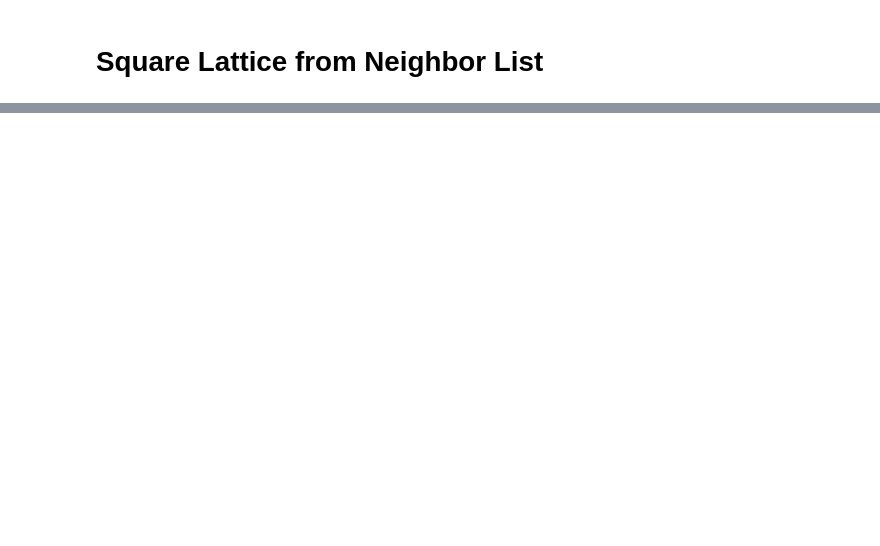
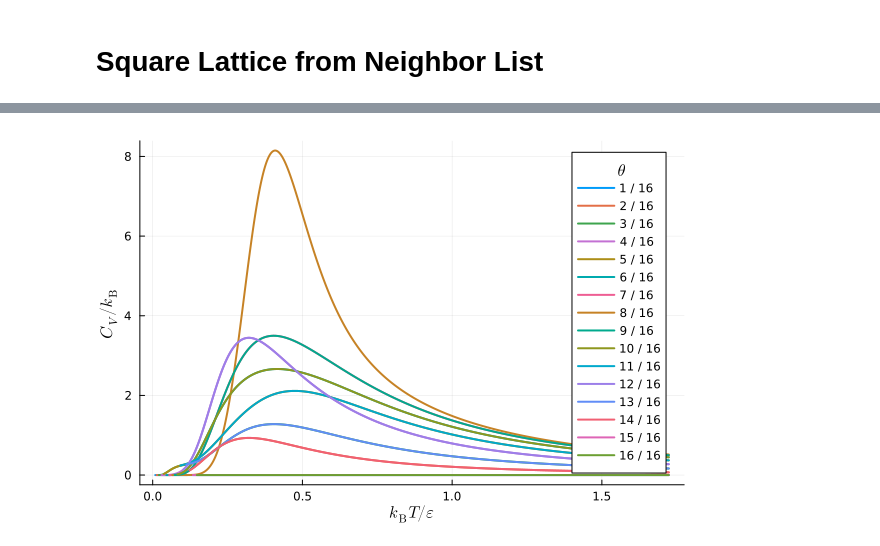
Before and after one commit to wexlergroup/FreeBird.jl, a Jupyter notebook: scripts/square-lattice-neighbor-list.ipynb, the cells around one changed output, grey strips where cells are left out. Drawn from its saved outputs; the diff is of its cells as text; code cells hidden in the pictures; blank space fills up the shorter version.

Commit message:
Refactored the square lattice and square lattice with neighbors examples to compare their outputs. Found an issue in the former (see Issue #43) but the latter looks correct and is more general.

```diff
--- a/scripts/square-lattice-neighbor-list.ipynb
+++ b/scripts/square-lattice-neighbor-list.ipynb
@@ -2,0 +9,3 @@
+# %%
+# Global variables
+kB = 8.617333262e-5  # eV/K
@@ -3,6 +14,4 @@
 # %%
-using Combinatorics
-
 # Function to generate a 2D lattice of hydrogen atoms
 function generate_2d_lattice(rows, cols, lattice_constant)
     positions = Dict{Int, Tuple{Float64, Float64}}()
@@ -171,18 +180,4 @@ function compute_internal_energy_versus_temperature(L::Int64, N::Int64, T_min::F
         println("$T $U $C")
     end
 end
-
-# Example Usage
-L = 4
-M = 4
-N = 2
-T_min = 1.0
-T_max = 10000.0
-num_points = 10000
-nn_energy = -0.01
-nnn_energy = nn_energy / 4
-adsorption_energy = nn_energy * 4
-lattice_constant = 1.0
-
-compute_internal_energy_versus_temperature(L, N, T_min, T_max, num_points, nn_energy, nnn_energy, adsorption_energy, lattice_constant)
 # %% [output]
@@ -205,0 +282,31 @@ Temperature (K) | Internal Energy (eV) | Heat Capacity (eV/K)
+# %%
+# Read data
+Cv = CSV.read("Cv_data_N16_L4_M4.csv", DataFrame)
+Cv_neighbor_list = CSV.read("Cv_data_N16_L4_M4_neighbor_list.csv", DataFrame)
+
+# Define a color palette
+# colors = [:blue, :red, :green, :orange, :purple, :brown, :pink, :cyan, :black, :gray, :magenta, :yellow, :teal, :gold, :lime, :indigo]
+
+# Create an empty plot
+p = plot()
+
+# Loop over different numbers of occupied sites
+for N in 1:L*M
+
+    # Extract the data for the current number of occupied sites
+    df_N = filter(row -> row.N == N, copy(Cv))
+    df_N_neighbor_list = filter(row -> row.N == N, copy(Cv_neighbor_list))
+    Ts = df_N.T
+    Cv_N = df_N.Cv
+    Cv_neighbor_list_N = df_N_neighbor_list.Cv
+
+    # Create a plot of the constant-volume heat capacity as a function of temperature
+    Trs = kB * Ts / ustrip(-nn_energy)
+    plot!(p, Trs, Cv_neighbor_list_N, xlabel="\$ k_{\\mathrm{B}} T / ε \$", ylabel="\$ C_V / k_{\\mathrm{B}} \$", linewidth=2, size=(600, 400), label="$(N) / $(L * M)", legendtitle="\$ \\theta \$")
+
+end
+
+# Display the plot
+display(p)
+# %% [output]
+[figure, added]
```
Also changed, not shown: parts of 7 cells of this notebook, 1 other file.
